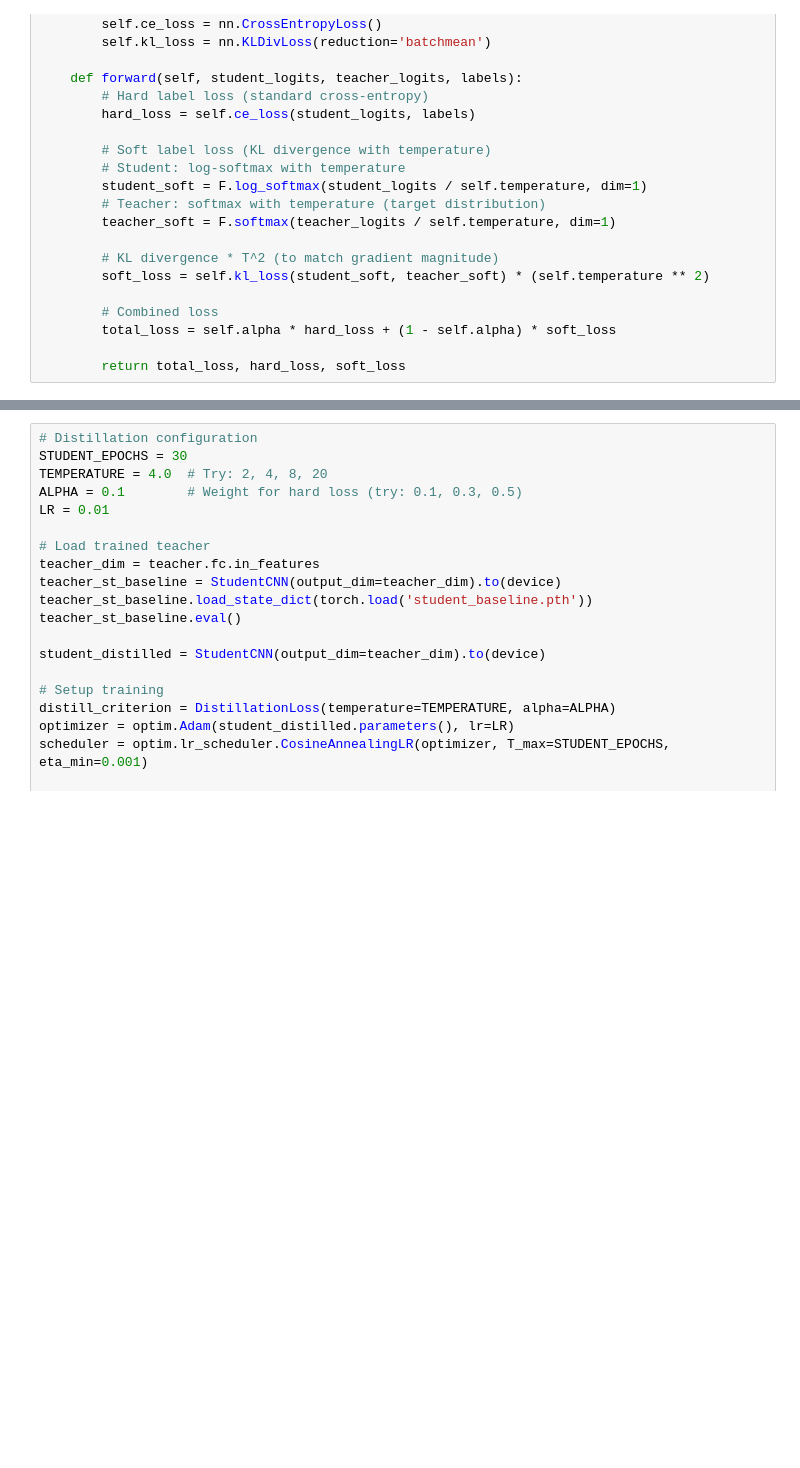
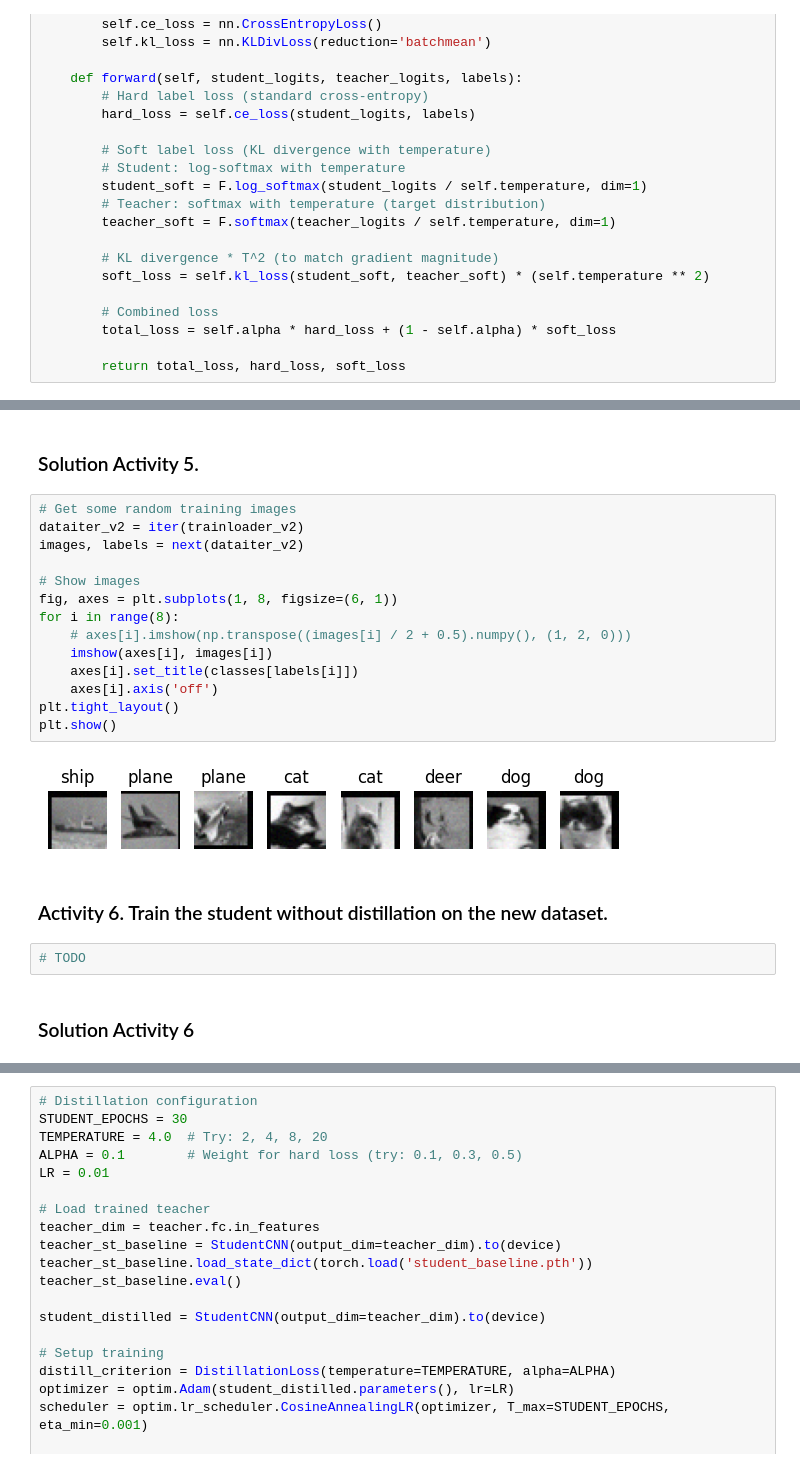
Before and after one commit to ojedaf/distillation_MENAML, a Jupyter notebook: distillation_workshop_v2.ipynb, the cells around one changed output, grey strips where cells are left out. Cells and saved outputs as stored; diff of their text form; blank space fills up the shorter version.

Commit message:
This commit adds the activity to show the relevant of distillation in downstream tasks.

```diff
--- a/distillation_workshop_v2.ipynb
+++ b/distillation_workshop_v2.ipynb
@@ -975,0 +1019,24 @@ plt.show()
+# %% [markdown]
+### Solution Activity 5.
+# %%
+# Get some random training images
+dataiter_v2 = iter(trainloader_v2)
+images, labels = next(dataiter_v2)
+
+# Show images
+fig, axes = plt.subplots(1, 8, figsize=(6, 1))
+for i in range(8):
+    # axes[i].imshow(np.transpose((images[i] / 2 + 0.5).numpy(), (1, 2, 0)))
+    imshow(axes[i], images[i])
+    axes[i].set_title(classes[labels[i]])
+    axes[i].axis('off')
+plt.tight_layout()
+plt.show()
+# %% [output]
+[figure, added]
+# %% [markdown]
+### Activity 6. Train the student without distillation on the new dataset.
+# %%
+# TODO
+# %% [markdown]
+### Solution Activity 6
```
Also changed, not shown: parts of 27 cells of this notebook.
